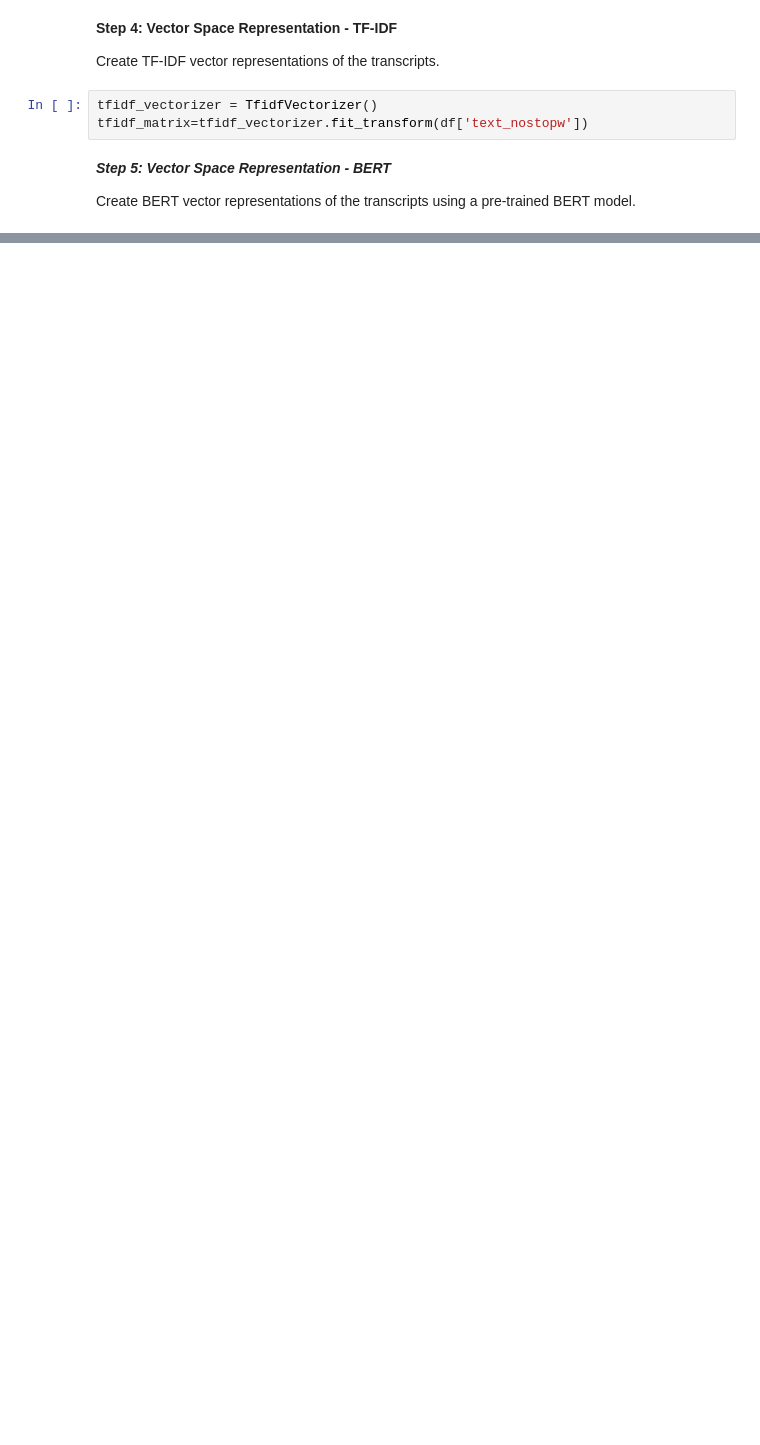
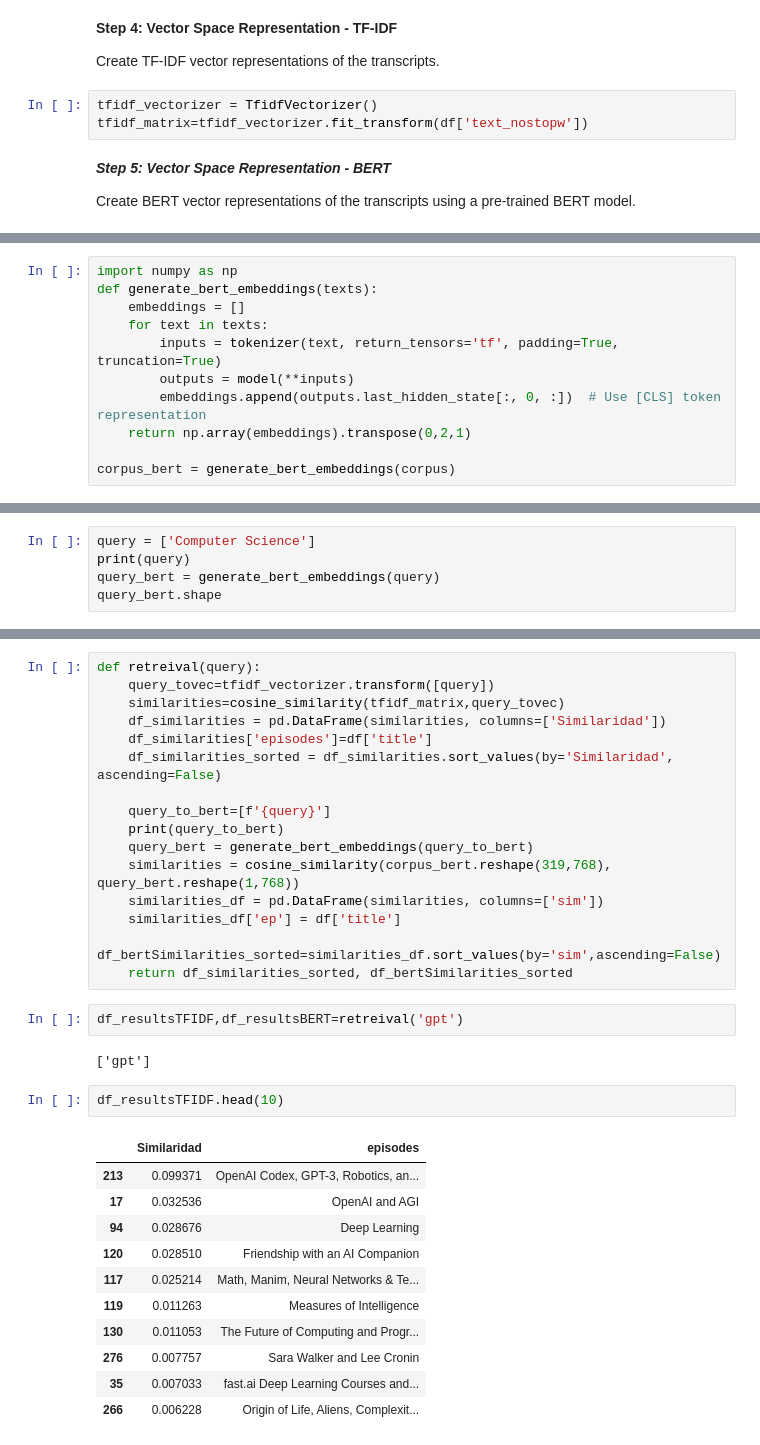
Before and after one commit to Pinkylml/Recuperaci-n-de-la-informacion-deberes, a Jupyter notebook: Homeworks/week11/podcast_ir.ipynb, the cells around one changed output, grey strips where cells are left out. Cells and saved outputs as stored; diff of their text form; blank space fills up the shorter version.

```diff
--- a/Homeworks/week11/podcast_ir.ipynb
+++ b/Homeworks/week11/podcast_ir.ipynb
@@ -97,0 +145,11 @@ Create BERT vector representations of the transcripts using a pre-trained BERT m
+# %%
+import numpy as np
+def generate_bert_embeddings(texts):
+    embeddings = []
+    for text in texts:
+        inputs = tokenizer(text, return_tensors='tf', padding=True, truncation=True)
+        outputs = model(**inputs)
+        embeddings.append(outputs.last_hidden_state[:, 0, :])  # Use [CLS] token representation
+    return np.array(embeddings).transpose(0,2,1)
+
+corpus_bert = generate_bert_embeddings(corpus)
@@ -97,0 +160,5 @@ Create BERT vector representations of the transcripts using a pre-trained BERT m
+# %%
+query = ['Computer Science']
+print(query)
+query_bert = generate_bert_embeddings(query)
+query_bert.shape
@@ -97,0 +172,34 @@ Create BERT vector representations of the transcripts using a pre-trained BERT m
+# %%
+def retreival(query):
+    query_tovec=tfidf_vectorizer.transform([query])
+    similarities=cosine_similarity(tfidf_matrix,query_tovec)
+    df_similarities = pd.DataFrame(similarities, columns=['Similaridad'])
+    df_similarities['episodes']=df['title']
+    df_similarities_sorted = df_similarities.sort_values(by='Similaridad', ascending=False)
+
+    query_to_bert=[f'{query}']
+    print(query_to_bert)
+    query_bert = generate_bert_embeddings(query_to_bert)
+    similarities = cosine_similarity(corpus_bert.reshape(319,768), query_bert.reshape(1,768))
+    similarities_df = pd.DataFrame(similarities, columns=['sim'])
+    similarities_df['ep'] = df['title']
+    df_bertSimilarities_sorted=similarities_df.sort_values(by='sim',ascending=False)
+    return df_similarities_sorted, df_bertSimilarities_sorted
+# %%
+df_resultsTFIDF,df_resultsBERT=retreival('gpt')
+# %% [output]
+['gpt']
+# %%
+df_resultsTFIDF.head(10)
+# %% [output]
+|  | Similaridad | episodes |
+| 213 | 0.099371 | OpenAI Codex, GPT-3, Robotics, an... |
+| 17 | 0.032536 | OpenAI and AGI |
+| 94 | 0.028676 | Deep Learning |
+| 120 | 0.028510 | Friendship with an AI Companion |
+| 117 | 0.025214 | Math, Manim, Neural Networks & Te... |
+| 119 | 0.011263 | Measures of Intelligence |
+| 130 | 0.011053 | The Future of Computing and Progr... |
+| 276 | 0.007757 | Sara Walker and Lee Cronin |
+| 35 | 0.007033 | fast.ai Deep Learning Courses and... |
+| 266 | 0.006228 | Origin of Life, Aliens, Complexit... |
```
Also changed, not shown: parts of 28 cells of this notebook, 1 other file.
